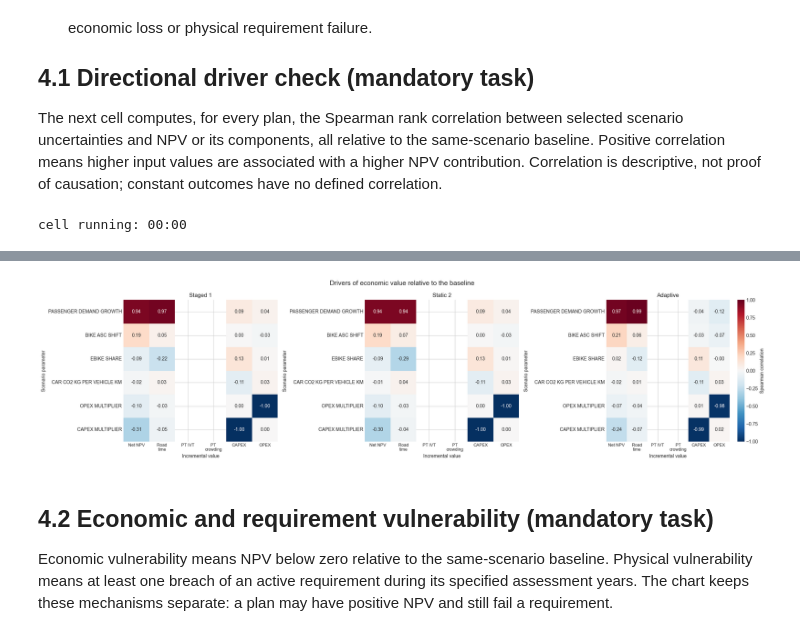
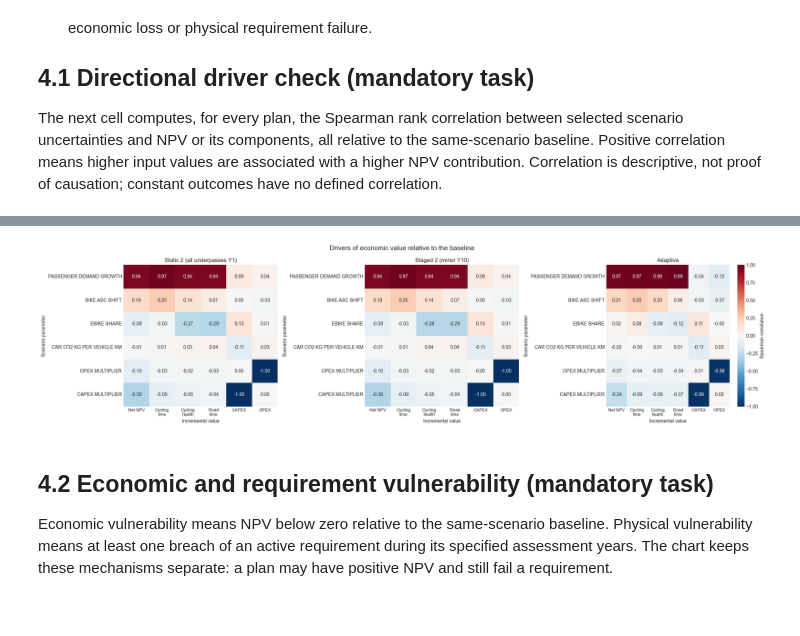
Before and after one commit to saadey-ip/IP-HS26-Veloschnellroute, a Jupyter notebook: notebooks/05_appraisal.ipynb, the cells around one changed output, grey strips where cells are left out. Drawn from its saved outputs; the diff is of its cells as text; code cells hidden in the pictures.

Commit message:
Prepare bike-highway investment appraisal handover

```diff
--- a/notebooks/05_appraisal.ipynb
+++ b/notebooks/05_appraisal.ipynb
@@ -2057,7 +2005,9 @@ cell running: 00:00
 # %%
 # Select a comparator, a question and (optionally) a specific scenario to inspect.
+#SCENARIO_COMPARATOR = "static2"
 SCENARIO_COMPARATOR = WAITING_COMPARATORS[0] if WAITING_COMPARATORS else None
-SCENARIO_FILTER = "higher_npv_no_new_failure"
+#SCENARIO_FILTER = "new_requirement_failures"
+SCENARIO_FILTER = "saving_but_lower_npv"
 # Other filters: "saving_but_lower_npv", "new_requirement_failures", "all".
 SELECTED_SCENARIO = None  # A scenario ID, or None for the first matching scenario.
 SCENARIOS_TO_SHOW = 10
@@ -2346,18 +2324,23 @@ To identify the conditions under which plans succeed or fail, we apply a two-tie
 
 The next cell computes, for every plan, the Spearman rank correlation between selected scenario uncertainties and NPV or its components, all relative to the same-scenario baseline. Positive correlation means higher input values are associated with a higher NPV contribution. Correlation is descriptive, not proof of causation; constant outcomes have no defined correlation.
 # %%
-# Select scenario inputs, combined benefit categories and displayed plans.
 DRIVER_INPUTS = SAMPLED_NAMES.copy()
 DRIVER_OUTCOMES = [
-    'NPV_MCHF', 'NPV_car_time_MCHF', 'NPV_pt_time_MCHF',
-    'NPV_pt_crowding_MCHF', 'NPV_inv_MCHF', 'NPV_op_MCHF',
+    "NPV_MCHF",
+    "NPV_bike_time_MCHF",
+    "NPV_bike_health_MCHF",
+    "NPV_car_time_MCHF",
+    "NPV_inv_MCHF",
+    "NPV_op_MCHF",
 ]
-DRIVER_PLOT_PLANS = list(dict.fromkeys(COMPARISON_PLANS + ([ADAPTIVE_PLAN] if ADAPTIVE_PLAN else [])))
-# Replace DRIVER_PLOT_PLANS with a list of available plan IDs to focus this figure.
+DRIVER_PLOT_PLANS = ["static2", "staged2", "flexible"]
 DRIVER_OUTCOME_LABELS = {
-    'NPV_MCHF': 'Net NPV', 'NPV_car_time_MCHF': 'Road time',
-    'NPV_pt_time_MCHF': 'PT IVT', 'NPV_pt_crowding_MCHF': 'PT crowding',
-    'NPV_inv_MCHF': 'CAPEX', 'NPV_op_MCHF': 'OPEX',
+    "NPV_MCHF": "Net NPV",
+    "NPV_bike_time_MCHF": "Cycling time",
+    "NPV_bike_health_MCHF": "Cycling health",
+    "NPV_car_time_MCHF": "Road time",
+    "NPV_inv_MCHF": "CAPEX",
+    "NPV_op_MCHF": "OPEX",
 }
 
 unknown = set(DRIVER_INPUTS) - set(physical_scenario_inputs.columns)
@@ -2415,6 +2398,5 @@ if len(drivers_df) and DRIVER_PLOT_PLANS:
 else:
     print('Select varying scenario inputs, outcomes and at least one plan to plot the driver diagnostic.')
 # %% [output]
-cell running: 00:00
 |  | uncertainty | BIKE_ASC_SHIFT | CAPEX_MULTIPLIER | CAR_CO2_KG_PER_VEHICLE_KM | EBIKE_SHARE | OPEX_MULTIPLIER | ... |
 | plan | outcome |  |  |  |  |  | ... |
@@ -2437,4 +2419,4 @@ cell running: 00:00
-[figure, old version]
+[figure, new version]
 # %% [markdown]
 ## 4.2 Economic and requirement vulnerability (mandatory task)
 
```
Also changed, not shown: parts of 29 cells of this notebook, 1 other file.
